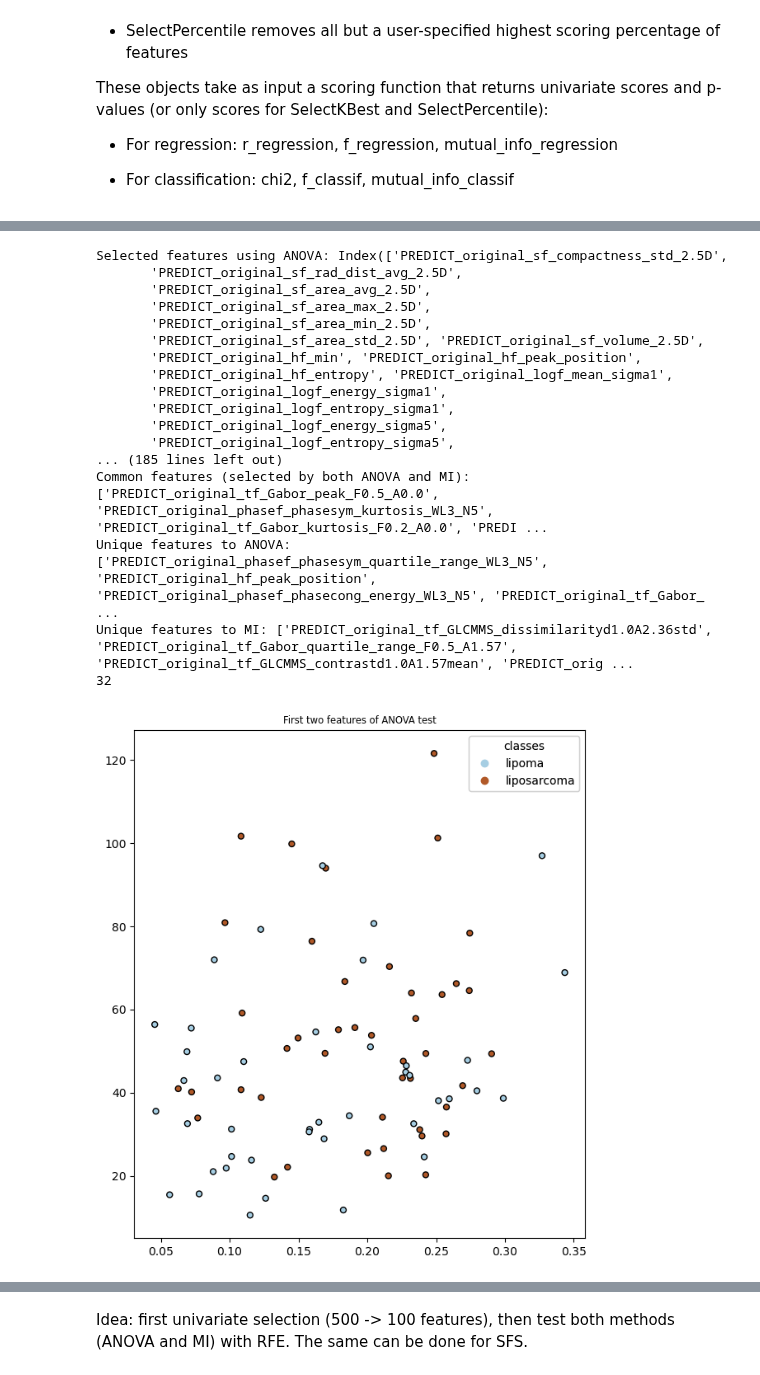
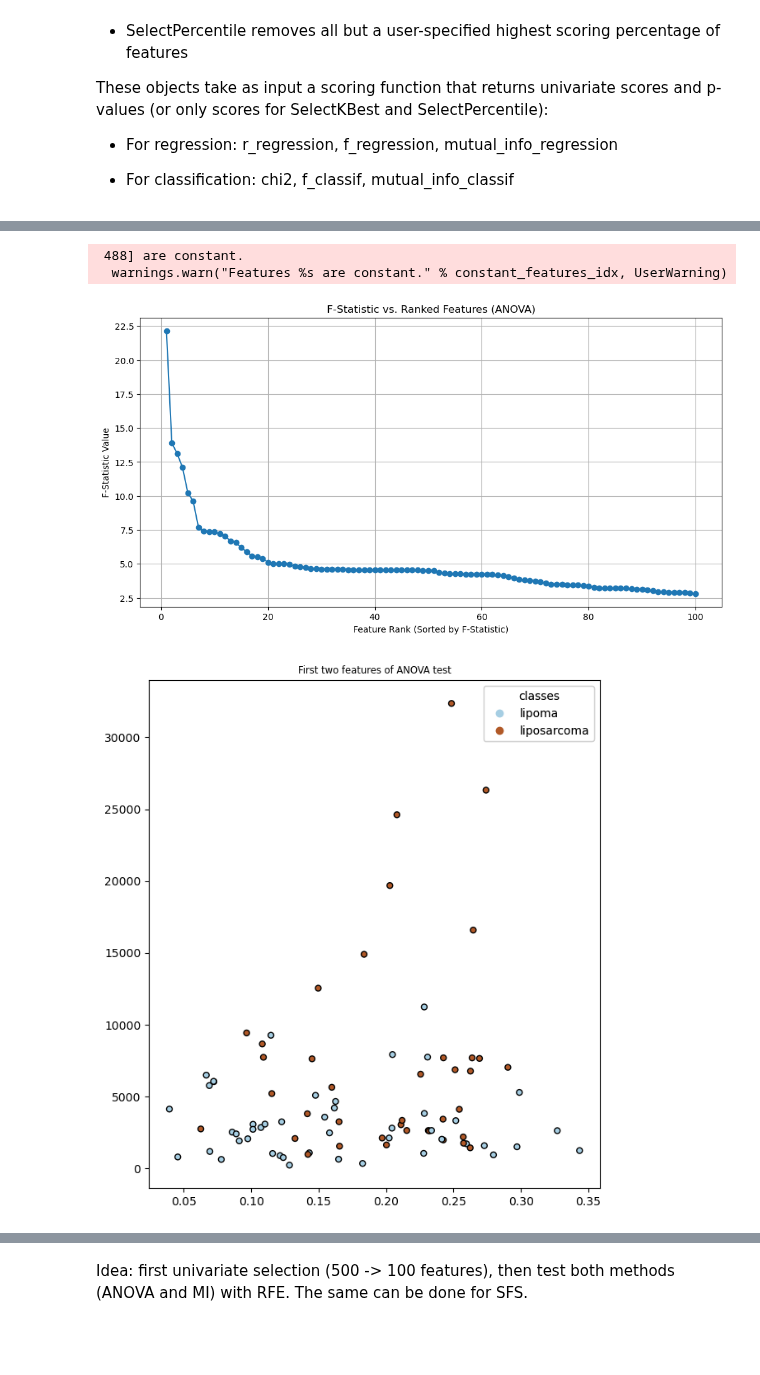
Before and after one commit to zvanraak/TM10007-machine-learning-2025-group-5, a Jupyter notebook: assignment.ipynb, the cells around one changed output, grey strips where cells are left out. Saved outputs shown, nothing was run; the diff lists cells and outputs as text; code cells hidden in the pictures; blank space fills up the shorter version.

Commit message:
feature plotting

```diff
--- a/assignment.ipynb
+++ b/assignment.ipynb
@@ -282,6 +282,7 @@ from sklearn.feature_selection import SelectKBest, f_classif, mutual_info_classi
 import matplotlib.pyplot as plt
 from sklearn.preprocessing import LabelEncoder
 import pandas as pd
+import numpy as np
 
 # Zet de labels om naar numerieke waarden
 le = LabelEncoder()
@@ -289,26 +290,32 @@ y_train_numeric = le.fit_transform(y_train)
 legend_labels = le.classes_  # Toont de mapping van labels naar nummers
 
 # ANOVA F-test (lineaire relaties)
-X_filtered_anova = SelectKBest(f_classif, k=100).fit_transform(X_train, y_train)
-anova_features = X_train.columns[SelectKBest(f_classif, k=100).fit(X_train, y_train).get_support()]
-f_values, p_values = f_classif(X_train, y_train)
+selector_anova = SelectKBest(f_classif, k=100)
+X_filtered_anova = selector_anova.fit_transform(X_train, y_train)
+anova_features = X_train.columns[selector_anova.get_support()]
+# print(anova_features)
+f_values, p_values = selector_anova.scores_, selector_anova.pvalues_
 
 # Create a DataFrame to display features with their corresponding F-statistics and p-values
-anova_results = pd.DataFrame({
-    'Feature': X_train.columns,
-    'F-Statistic': f_values,
-    'p-value': p_values
-})
+anova_results = pd.DataFrame({'Feature': X_train.columns,'F-Statistic': f_values, 'p-value': p_values})
 
-# Sort by p-value to see the most statistically significant features
-anova_results = anova_results.sort_values(by='p-value')
+# Sort by F-statistic (highest to lowest) to find the most statistically significant features
+anova_results_sorted_by_F = anova_results.sort_values(by='F-Statistic', ascending=False)
+anova_results_sorted_by_F = anova_results_sorted_by_F[anova_results_sorted_by_F['Feature'].isin(anova_features)]
+print(anova_results_sorted_by_F)
 
-# Print ANOVA results
-print(anova_results)
+# Plot de F-statistic per feature
+plt.figure(figsize=(12, 6))
+plt.plot(np.arange(1, len(anova_results_sorted_by_F) + 1), anova_results_sorted_by_F['F-Statistic'], marker='o')
+plt.xlabel("Feature Rank (Sorted by F-Statistic)")
+plt.ylabel("F-Statistic Value")
+plt.title("F-Statistic vs. Ranked Features (ANOVA)")
+plt.grid(True)
+plt.show()
 
 # Mutual Information (niet-lineaire relaties)
 X_filtered_mi = SelectKBest(mutual_info_classif, k=100).fit_transform(X_train, y_train)
-mi_features = X_train.columns[SelectKBest(mutual_info_classif, k=100).fit(X_train, y_train).get_support()]
+mi_features = X_train.columns[SelectKBest(mutual_info_classif, k=10).fit(X_train, y_train).get_support()]
 
 # Gemeenschappelijke features
 common_features = list(set(anova_features).intersection(set(mi_features)))
@@ -318,24 +325,32 @@ unique_anova = list(set(anova_features) - set(mi_features))
 unique_mi = list(set(mi_features) - set(anova_features))
 
 # Print de resultaten
-print("Selected features using ANOVA:", anova_features)
-print("Selected features using Mutual Information:", mi_features)
-print("Common features (selected by both ANOVA and MI):", common_features)
-print("Unique features to ANOVA:", unique_anova)
-print("Unique features to MI:", unique_mi)
-print(len(common_features))
+# print("Selected features using ANOVA:", anova_features)
+# print("Selected features using Mutual Information:", mi_features)
+# print("Common features (selected by both ANOVA and MI):", common_features)
+# print("Unique features to ANOVA:", unique_anova)
+# print("Unique features to MI:", unique_mi)
+# print(len(common_features))
 
 fig = plt.figure(figsize=(24,8))
 ax = fig.add_subplot(131)
 ax.set_title("First two features of ANOVA test", fontsize='small')
-scatter = ax.scatter(X_filtered_anova[:, 0], X_filtered_anova[:, 1], marker='o', c=y_train_numeric,
+scatter = ax.scatter(X_filtered_anova[:, 0], X_filtered_anova[:, 2], marker='o', c=y_train_numeric,
             s=25, edgecolor='k', cmap=plt.cm.Paired)
 
 # Haal de juiste legenda-elementen op
 handles, _ = scatter.legend_elements()
-
 legend1 = ax.legend(handles, legend_labels, title="classes")
 ax.add_artist(legend1)
+plt.show()
+
+example_features = anova_results_sorted_by_F.iloc[1:3]['Feature'].values
+ax = fig.add_subplot(132)
+plt.scatter(X_train[example_features[0]], X_train[example_features[1]], c=y_train_numeric, cmap=plt.cm.Paired, edgecolor='k')
+plt.xlabel(example_features[0])
+plt.ylabel(example_features[1])
+plt.title(f"Scatter plot of top 2 ANOVA features: {example_features[0]} vs {example_features[1]}")
+plt.grid(True)
 
 plt.show()
 # %% [output]
@@ -346,18 +371,4 @@ plt.show()
-Selected features using ANOVA: Index(['PREDICT_original_sf_compactness_std_2.5D',
-       'PREDICT_original_sf_rad_dist_avg_2.5D',
-       'PREDICT_original_sf_area_avg_2.5D',
-       'PREDICT_original_sf_area_max_2.5D',
-       'PREDICT_original_sf_area_min_2.5D',
-       'PREDICT_original_sf_area_std_2.5D', 'PREDICT_original_sf_volume_2.5D',
-       'PREDICT_original_hf_min', 'PREDICT_original_hf_peak_position',
-       'PREDICT_original_hf_entropy', 'PREDICT_original_logf_mean_sigma1',
-       'PREDICT_original_logf_energy_sigma1',
-       'PREDICT_original_logf_entropy_sigma1',
-       'PREDICT_original_logf_energy_sigma5',
-       'PREDICT_original_logf_entropy_sigma5',
-... (185 lines left out)
-Common features (selected by both ANOVA and MI): ['PREDICT_original_tf_Gabor_peak_F0.5_A0.0', 'PREDICT_original_phasef_phasesym_kurtosis_WL3_N5', 'PREDICT_original_tf_Gabor_kurtosis_F0.2_A0.0', 'PREDI ...
-Unique features to ANOVA: ['PREDICT_original_phasef_phasesym_quartile_range_WL3_N5', 'PREDICT_original_hf_peak_position', 'PREDICT_original_phasef_phasecong_energy_WL3_N5', 'PREDICT_original_tf_Gabor_ ...
-Unique features to MI: ['PREDICT_original_tf_GLCMMS_dissimilarityd1.0A2.36std', 'PREDICT_original_tf_Gabor_quartile_range_F0.5_A1.57', 'PREDICT_original_tf_GLCMMS_contrastd1.0A1.57mean', 'PREDICT_orig ...
-32
+ 488] are constant.
+  warnings.warn("Features %s are constant." % constant_features_idx, UserWarning)
-[figure, old version]
+[figure, new version]
+[figure, added]
```
Also changed, not shown: parts of 3 cells of this notebook.
